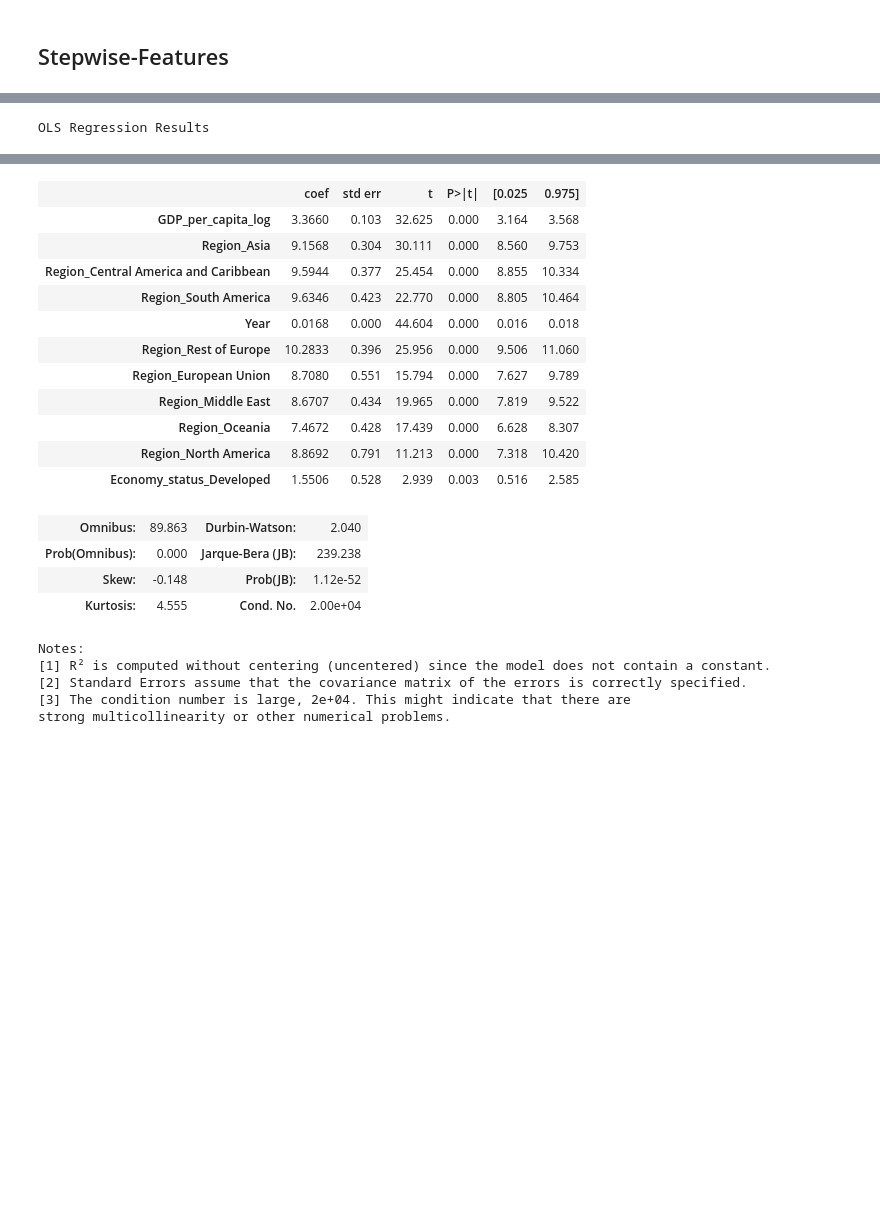
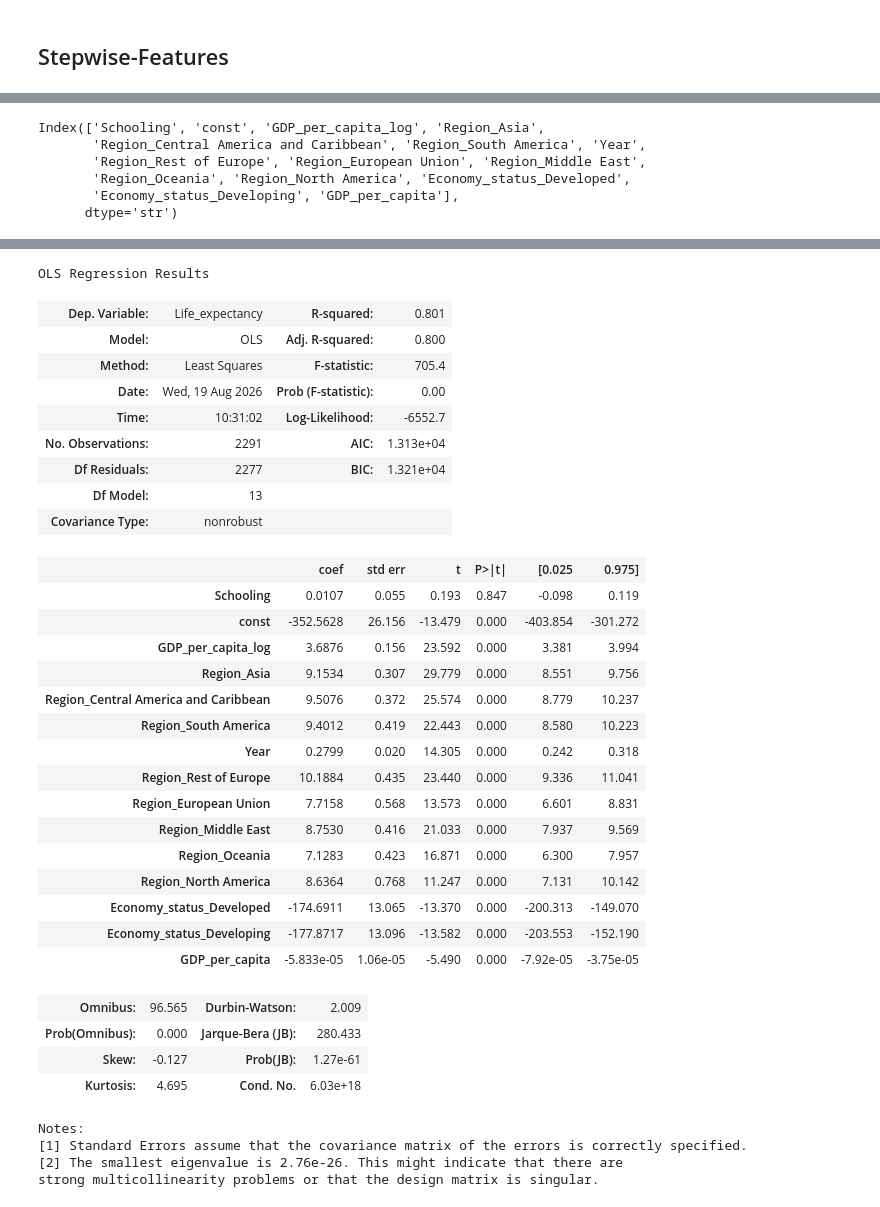
Before and after one commit to oum4r/df-WHO-project, a Jupyter notebook: WHO LEAST Notebook.ipynb, the cells around one changed output, grey strips where cells are left out. Saved outputs shown, nothing was run; the diff lists cells and outputs as text; code cells hidden in the pictures; blank space fills up the shorter version.

```diff
--- a/WHO LEAST Notebook.ipynb
+++ b/WHO LEAST Notebook.ipynb
@@ -501,8 +479,26 @@ Add  Economy_status_Developed       with p-value 0.000158222
+# %%
+def fe_stepwise(df:pd.DataFrame):
+    df['GDP_per_capita_log'] = np.log(df['GDP_per_capita'])
+
+    df = sm.add_constant(df)
+    return df
 # %%
-X_train_sw, X_test_sw = X_train[sw_feature_cols], X_test[sw_feature_cols]
+X_train, X_test, y_train, y_test = get_train_test(df_least, random_state=42)
+X_train, X_test = fe_stepwise(X_train), fe_stepwise(X_test)
 
-linreg = sm.OLS(y_train, X_train_sw)
+sw_feature_cols = stepwise_selection(X_train, y_train, verbose=False)
+X_train, X_test = X_train[sw_feature_cols], X_test[sw_feature_cols]
+
+print(X_train.columns)
+display(X_train.head())
+
+linreg = sm.OLS(y_train, X_train)
 results = linreg.fit()
 results.summary()
 # %% [output]
-OLS Regression Results
+Index(['Schooling', 'const', 'GDP_per_capita_log', 'Region_Asia',
+       'Region_Central America and Caribbean', 'Region_South America', 'Year',
+       'Region_Rest of Europe', 'Region_European Union', 'Region_Middle East',
+       'Region_Oceania', 'Region_North America', 'Economy_status_Developed',
+       'Economy_status_Developing', 'GDP_per_capita'],
+      dtype='str')
@@ -518,22 +511,35 @@ OLS Regression Results
+OLS Regression Results
-|  | coef | std err | t | P>|t| | [0.025 | 0.975] |
-| GDP_per_capita_log | 3.3660 | 0.103 | 32.625 | 0.000 | 3.164 | 3.568 |
-| Region_Asia | 9.1568 | 0.304 | 30.111 | 0.000 | 8.560 | 9.753 |
-| Region_Central America and Caribbean | 9.5944 | 0.377 | 25.454 | 0.000 | 8.855 | 10.334 |
-| Region_South America | 9.6346 | 0.423 | 22.770 | 0.000 | 8.805 | 10.464 |
-| Year | 0.0168 | 0.000 | 44.604 | 0.000 | 0.016 | 0.018 |
-| Region_Rest of Europe | 10.2833 | 0.396 | 25.956 | 0.000 | 9.506 | 11.060 |
-| Region_European Union | 8.7080 | 0.551 | 15.794 | 0.000 | 7.627 | 9.789 |
-| Region_Middle East | 8.6707 | 0.434 | 19.965 | 0.000 | 7.819 | 9.522 |
-| Region_Oceania | 7.4672 | 0.428 | 17.439 | 0.000 | 6.628 | 8.307 |
-| Region_North America | 8.8692 | 0.791 | 11.213 | 0.000 | 7.318 | 10.420 |
-| Economy_status_Developed | 1.5506 | 0.528 | 2.939 | 0.003 | 0.516 | 2.585 |
+| Dep. Variable: | Life_expectancy | R-squared: | 0.801 |
+| Model: | OLS | Adj. R-squared: | 0.800 |
+| Method: | Least Squares | F-statistic: | 705.4 |
+| Date: | Wed, 19 Aug 2026 | Prob (F-statistic): | 0.00 |
+| Time: | 10:31:02 | Log-Likelihood: | -6552.7 |
+| No. Observations: | 2291 | AIC: | 1.313e+04 |
+| Df Residuals: | 2277 | BIC: | 1.321e+04 |
+| Df Model: | 13 |  |  |
+| Covariance Type: | nonrobust |  |  |
-| Omnibus: | 89.863 | Durbin-Watson: | 2.040 |
-| Prob(Omnibus): | 0.000 | Jarque-Bera (JB): | 239.238 |
-| Skew: | -0.148 | Prob(JB): | 1.12e-52 |
-| Kurtosis: | 4.555 | Cond. No. | 2.00e+04 |
+|  | coef | std err | t | P>|t| | [0.025 | 0.975] |
+| Schooling | 0.0107 | 0.055 | 0.193 | 0.847 | -0.098 | 0.119 |
+| const | -352.5628 | 26.156 | -13.479 | 0.000 | -403.854 | -301.272 |
+| GDP_per_capita_log | 3.6876 | 0.156 | 23.592 | 0.000 | 3.381 | 3.994 |
+| Region_Asia | 9.1534 | 0.307 | 29.779 | 0.000 | 8.551 | 9.756 |
+| Region_Central America and Caribbean | 9.5076 | 0.372 | 25.574 | 0.000 | 8.779 | 10.237 |
+| Region_South America | 9.4012 | 0.419 | 22.443 | 0.000 | 8.580 | 10.223 |
+| Year | 0.2799 | 0.020 | 14.305 | 0.000 | 0.242 | 0.318 |
+| Region_Rest of Europe | 10.1884 | 0.435 | 23.440 | 0.000 | 9.336 | 11.041 |
+| Region_European Union | 7.7158 | 0.568 | 13.573 | 0.000 | 6.601 | 8.831 |
+| Region_Middle East | 8.7530 | 0.416 | 21.033 | 0.000 | 7.937 | 9.569 |
+| Region_Oceania | 7.1283 | 0.423 | 16.871 | 0.000 | 6.300 | 7.957 |
+| Region_North America | 8.6364 | 0.768 | 11.247 | 0.000 | 7.131 | 10.142 |
+| Economy_status_Developed | -174.6911 | 13.065 | -13.370 | 0.000 | -200.313 | -149.070 |
+| Economy_status_Developing | -177.8717 | 13.096 | -13.582 | 0.000 | -203.553 | -152.190 |
+| GDP_per_capita | -5.833e-05 | 1.06e-05 | -5.490 | 0.000 | -7.92e-05 | -3.75e-05 |
-Notes:
-[1] R² is computed without centering (uncentered) since the model does not contain a constant.
-[2] Standard Errors assume that the covariance matrix of the errors is correctly specified.
-[3] The condition number is large, 2e+04. This might indicate that there are
-strong multicollinearity or other numerical problems.
+| Omnibus: | 96.565 | Durbin-Watson: | 2.009 |
+| Prob(Omnibus): | 0.000 | Jarque-Bera (JB): | 280.433 |
+| Skew: | -0.127 | Prob(JB): | 1.27e-61 |
+| Kurtosis: | 4.695 | Cond. No. | 6.03e+18 |
+Notes:
+[1] Standard Errors assume that the covariance matrix of the errors is correctly specified.
+[2] The smallest eigenvalue is 2.76e-26. This might indicate that there are
+strong multicollinearity problems or that the design matrix is singular.
 # %%
```
Also changed, not shown: parts of 21 cells of this notebook, 2 other files.
